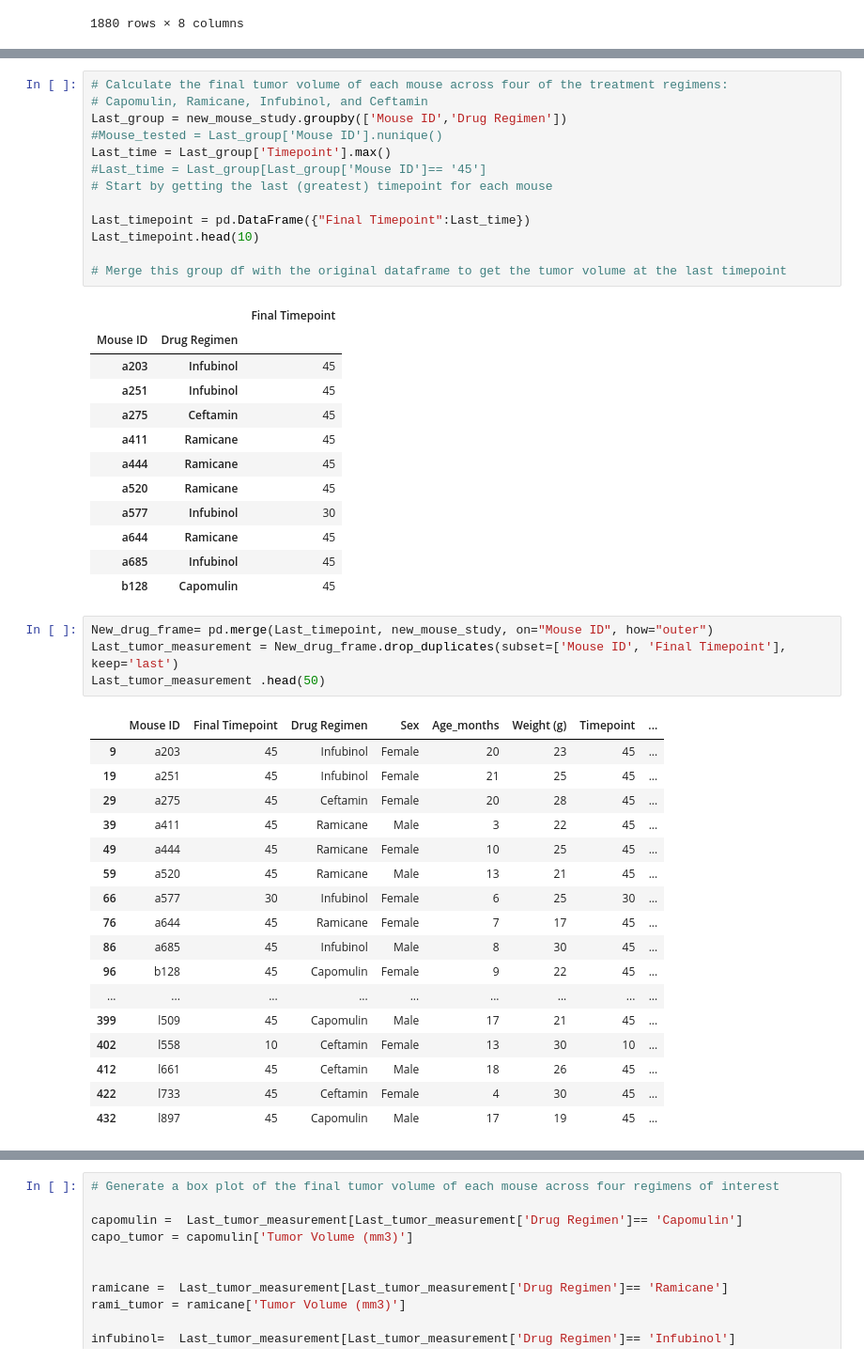
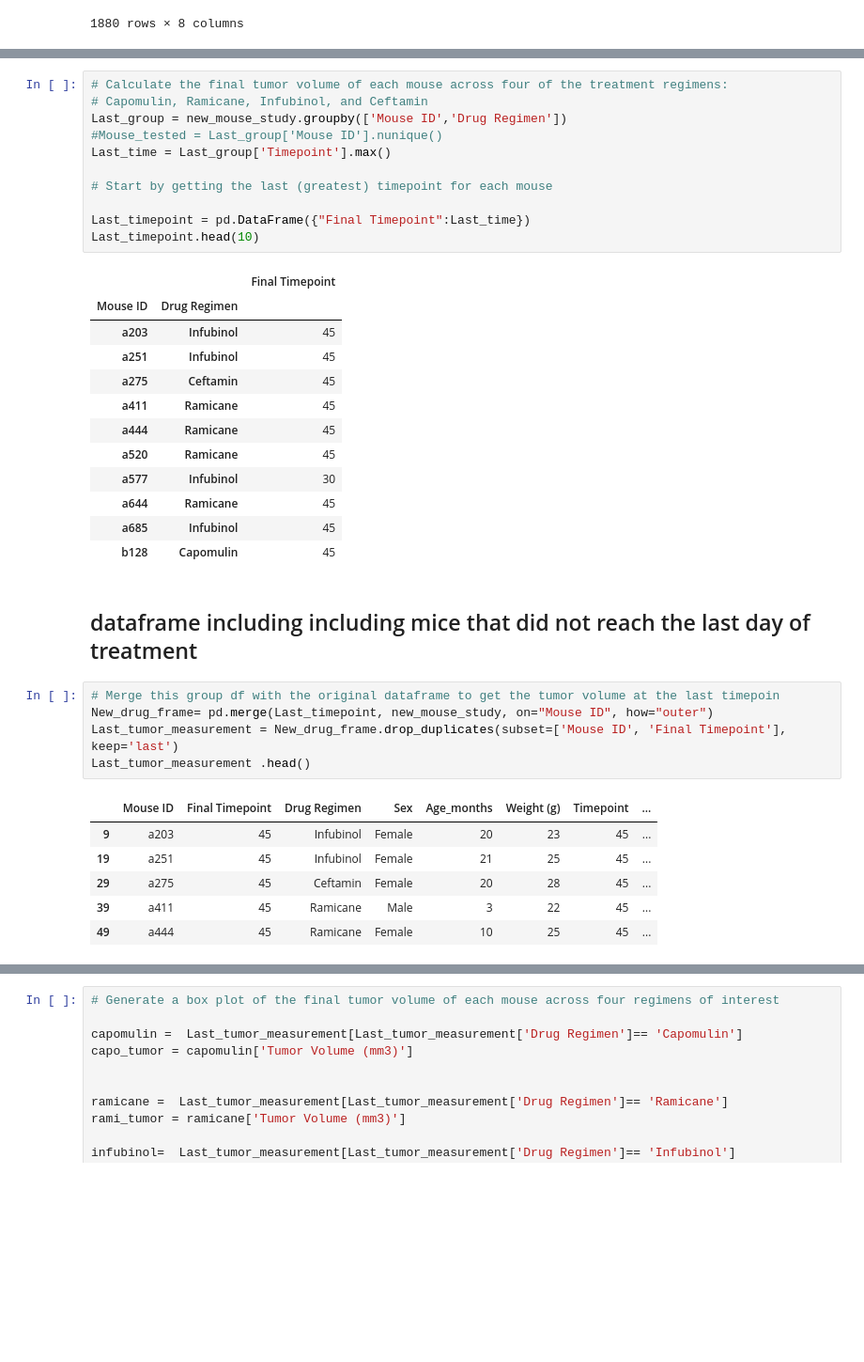
Before and after one commit to robertoj-coder/Matplotlib-The-Power-of-Plots, a Jupyter notebook: Pymaceuticals/pymaceuticals_starter.ipynb, the cells around one changed output, grey strips where cells are left out. Shown: that part at 94% size. Drawn from its saved outputs; the diff is of its cells as text; blank space fills up the shorter version.

```diff
--- a/Pymaceuticals/pymaceuticals_starter.ipynb
+++ b/Pymaceuticals/pymaceuticals_starter.ipynb
@@ -358,13 +353,11 @@ new_mouse_study.head(20
 Last_group = new_mouse_study.groupby(['Mouse ID','Drug Regimen'])
 #Mouse_tested = Last_group['Mouse ID'].nunique()
 Last_time = Last_group['Timepoint'].max()
-#Last_time = Last_group[Last_group['Mouse ID']== '45']
+
 # Start by getting the last (greatest) timepoint for each mouse
 
 Last_timepoint = pd.DataFrame({"Final Timepoint":Last_time})
 Last_timepoint.head(10)
-
-# Merge this group df with the original dataframe to get the tumor volume at the last timepoint
 # %% [output]
 |  |  | Final Timepoint |
 | Mouse ID | Drug Regimen |  |
@@ -378,25 +371,17 @@ Last_timepoint.head(10)
 | a644 | Ramicane | 45 |
 | a685 | Infubinol | 45 |
 | b128 | Capomulin | 45 |
+# %% [markdown]
+## dataframe including  including mice that did not reach the last day of treatment
 # %%
+# Merge this group df with the original dataframe to get the tumor volume at the last timepoin
 New_drug_frame= pd.merge(Last_timepoint, new_mouse_study, on="Mouse ID", how="outer")
 Last_tumor_measurement = New_drug_frame.drop_duplicates(subset=['Mouse ID', 'Final Timepoint'], keep='last')
-Last_tumor_measurement .head(50)
+Last_tumor_measurement .head()
 # %% [output]
 |  | Mouse ID | Final Timepoint | Drug Regimen | Sex | Age_months | Weight (g) | Timepoint | ... |
 | 9 | a203 | 45 | Infubinol | Female | 20 | 23 | 45 | ... |
 | 19 | a251 | 45 | Infubinol | Female | 21 | 25 | 45 | ... |
 | 29 | a275 | 45 | Ceftamin | Female | 20 | 28 | 45 | ... |
 | 39 | a411 | 45 | Ramicane | Male | 3 | 22 | 45 | ... |
 | 49 | a444 | 45 | Ramicane | Female | 10 | 25 | 45 | ... |
-| 59 | a520 | 45 | Ramicane | Male | 13 | 21 | 45 | ... |
-| 66 | a577 | 30 | Infubinol | Female | 6 | 25 | 30 | ... |
-| 76 | a644 | 45 | Ramicane | Female | 7 | 17 | 45 | ... |
-| 86 | a685 | 45 | Infubinol | Male | 8 | 30 | 45 | ... |
-| 96 | b128 | 45 | Capomulin | Female | 9 | 22 | 45 | ... |
-| ... | ... | ... | ... | ... | ... | ... | ... | ... |
-| 399 | l509 | 45 | Capomulin | Male | 17 | 21 | 45 | ... |
-| 402 | l558 | 10 | Ceftamin | Female | 13 | 30 | 10 | ... |
-| 412 | l661 | 45 | Ceftamin | Male | 18 | 26 | 45 | ... |
-| 422 | l733 | 45 | Ceftamin | Female | 4 | 30 | 45 | ... |
-| 432 | l897 | 45 | Capomulin | Male | 17 | 19 | 45 | ... |
```
Also changed, not shown: parts of 18 cells of this notebook.
